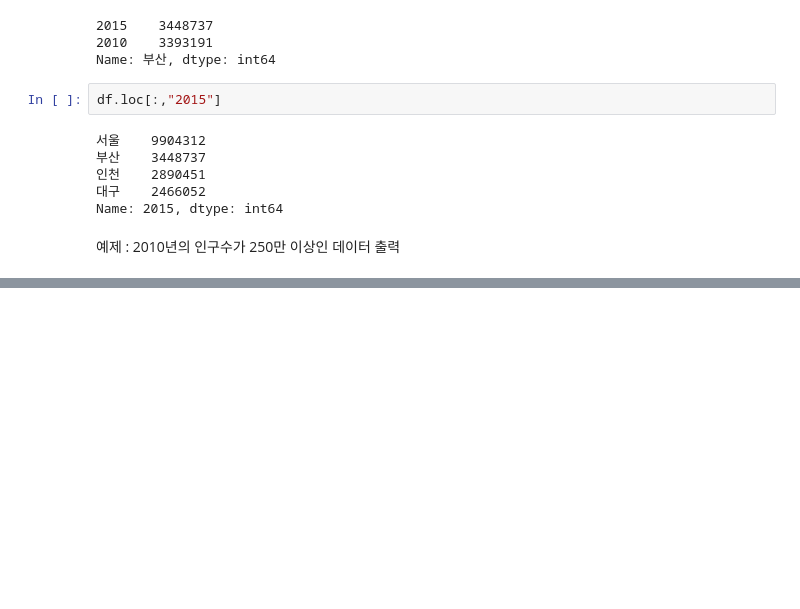
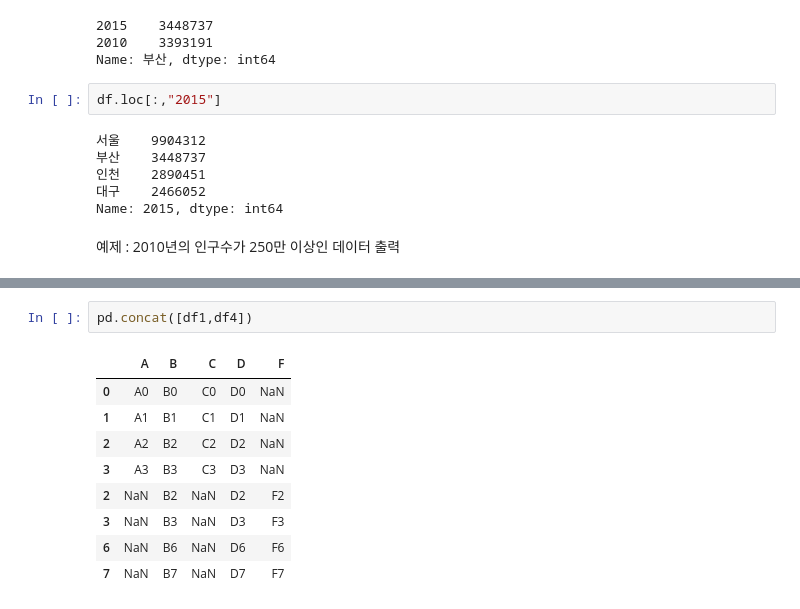
Before and after one commit to jaegangkim/python_library, a Jupyter notebook: 2. Pandas.ipynb, the cells around one changed output, grey strips where cells are left out. Cells and saved outputs as stored; diff of their text form; blank space fills up the shorter version.

```diff
--- a/2. Pandas.ipynb
+++ b/2. Pandas.ipynb
@@ -281,0 +579,12 @@ Name: 2010, dtype: int64
+# %%
+pd.concat([df1,df4])
+# %% [output]
+|  | A | B | C | D | F |
+| 0 | A0 | B0 | C0 | D0 | NaN |
+| 1 | A1 | B1 | C1 | D1 | NaN |
+| 2 | A2 | B2 | C2 | D2 | NaN |
+| 3 | A3 | B3 | C3 | D3 | NaN |
+| 2 | NaN | B2 | NaN | D2 | F2 |
+| 3 | NaN | B3 | NaN | D3 | F3 |
+| 6 | NaN | B6 | NaN | D6 | F6 |
+| 7 | NaN | B7 | NaN | D7 | F7 |
```
Also changed, not shown: parts of 48 cells of this notebook, 6 other files.
